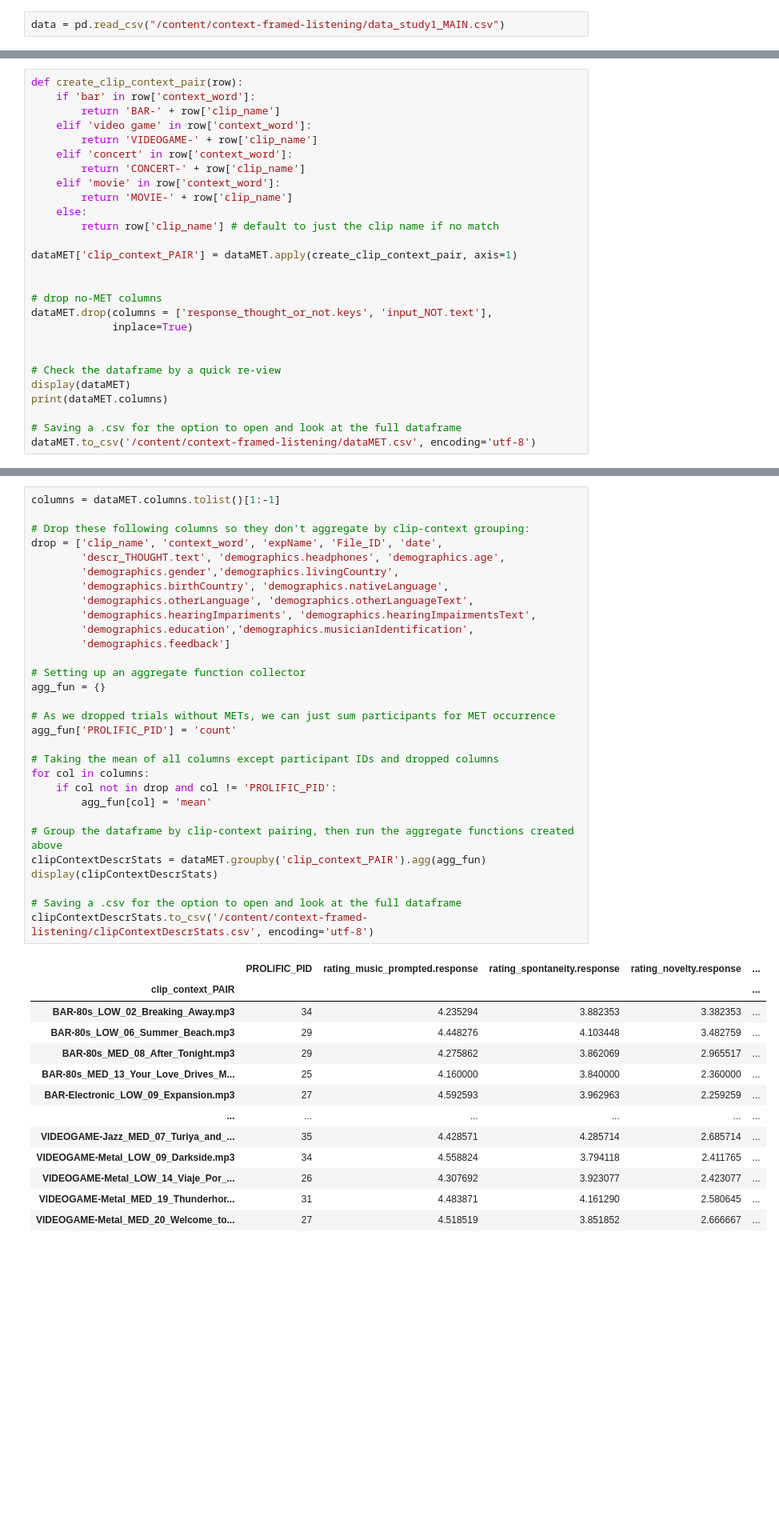
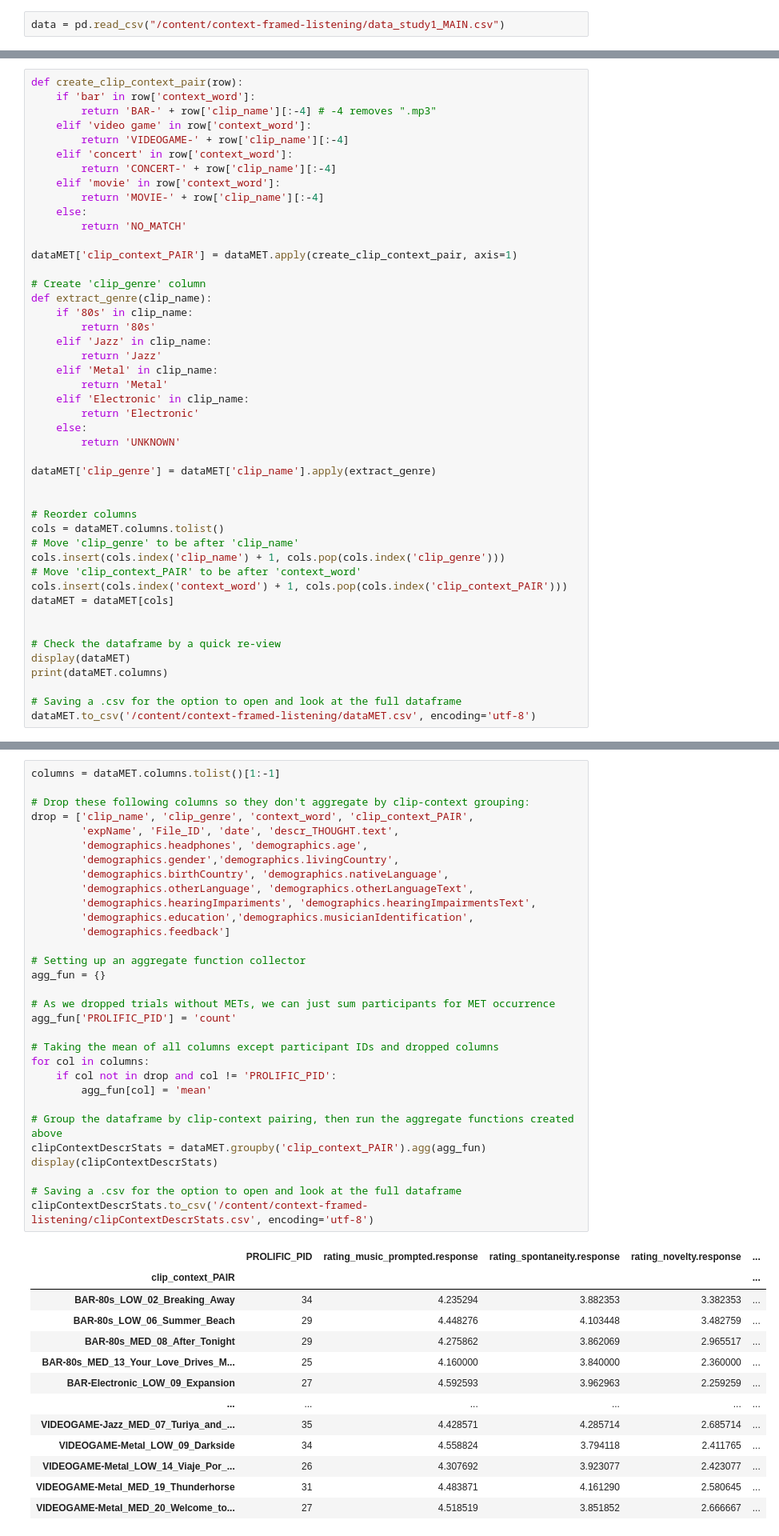
Before and after one commit to HazelvdW/context-framed-listening, a Jupyter notebook: NLP_framed_listening.ipynb, the cells around one changed output, grey strips where cells are left out. Shown at 80% size. Cells and saved outputs as stored; diff of their text form; blank space fills up the shorter version.

```diff
--- a/NLP_framed_listening.ipynb
+++ b/NLP_framed_listening.ipynb
@@ -82,22 +83,41 @@ We can also drop columns that where only relevant for distinguishing having and
 # %%
 def create_clip_context_pair(row):
     if 'bar' in row['context_word']:
-        return 'BAR-' + row['clip_name']
+        return 'BAR-' + row['clip_name'][:-4] # -4 removes ".mp3"
     elif 'video game' in row['context_word']:
-        return 'VIDEOGAME-' + row['clip_name']
+        return 'VIDEOGAME-' + row['clip_name'][:-4]
     elif 'concert' in row['context_word']:
-        return 'CONCERT-' + row['clip_name']
+        return 'CONCERT-' + row['clip_name'][:-4]
     elif 'movie' in row['context_word']:
-        return 'MOVIE-' + row['clip_name']
+        return 'MOVIE-' + row['clip_name'][:-4]
     else:
-        return row['clip_name'] # default to just the clip name if no match
+        return 'NO_MATCH'
 
 dataMET['clip_context_PAIR'] = dataMET.apply(create_clip_context_pair, axis=1)
 
+# Create 'clip_genre' column
+def extract_genre(clip_name):
+    if '80s' in clip_name:
+        return '80s'
+    elif 'Jazz' in clip_name:
+        return 'Jazz'
+    elif 'Metal' in clip_name:
+        return 'Metal'
+    elif 'Electronic' in clip_name:
+        return 'Electronic'
+    else:
+        return 'UNKNOWN'
 
-# drop no-MET columns
-dataMET.drop(columns = ['response_thought_or_not.keys', 'input_NOT.text'],
-             inplace=True)
+dataMET['clip_genre'] = dataMET['clip_name'].apply(extract_genre)
+
+
+# Reorder columns
+cols = dataMET.columns.tolist()
+# Move 'clip_genre' to be after 'clip_name'
+cols.insert(cols.index('clip_name') + 1, cols.pop(cols.index('clip_genre')))
+# Move 'clip_context_PAIR' to be after 'context_word'
+cols.insert(cols.index('context_word') + 1, cols.pop(cols.index('clip_context_PAIR')))
+dataMET = dataMET[cols]
 
 
 # Check the dataframe by a quick re-view
@@ -147,45 +167,46 @@ Create a dataframe including summary info about each clip-context stimuli pairin
 columns = dataMET.columns.tolist()[1:-1]
 
 # Drop these following columns so they don't aggregate by clip-context grouping:
-drop = ['clip_name', 'context_word', 'expName', 'File_ID', 'date',
-        'descr_THOUGHT.text', 'demographics.headphones', 'demographics.age',
+drop = ['clip_name', 'clip_genre', 'context_word', 'clip_context_PAIR',
+        'expName', 'File_ID', 'date', 'descr_THOUGHT.text',
+        'demographics.headphones', 'demographics.age',
         'demographics.gender','demographics.livingCountry',
         'demographics.birthCountry', 'demographics.nativeLanguage',
         'demographics.otherLanguage', 'demographics.otherLanguageText',
         'demographics.hearingImpariments', 'demographics.hearingImpairmentsText',
         'demographics.education','demographics.musicianIdentification',
         'demographics.feedback']
 
 # Setting up an aggregate function collector
 agg_fun = {}
 
 # As we dropped trials without METs, we can just sum participants for MET occurrence
 agg_fun['PROLIFIC_PID'] = 'count'
 
 # Taking the mean of all columns except participant IDs and dropped columns
 for col in columns:
     if col not in drop and col != 'PROLIFIC_PID':
         agg_fun[col] = 'mean'
 
 # Group the dataframe by clip-context pairing, then run the aggregate functions created above
 clipContextDescrStats = dataMET.groupby('clip_context_PAIR').agg(agg_fun)
 display(clipContextDescrStats)
 
 # Saving a .csv for the option to open and look at the full dataframe
 clipContextDescrStats.to_csv('/content/context-framed-listening/clipContextDescrStats.csv', encoding='utf-8')
 # %% [output]
 |  | PROLIFIC_PID | rating_music_prompted.response | rating_spontaneity.response | rating_novelty.response | ... |
 | clip_context_PAIR |  |  |  |  | ... |
-| BAR-80s_LOW_02_Breaking_Away.mp3 | 34 | 4.235294 | 3.882353 | 3.382353 | ... |
-| BAR-80s_LOW_06_Summer_Beach.mp3 | 29 | 4.448276 | 4.103448 | 3.482759 | ... |
-| BAR-80s_MED_08_After_Tonight.mp3 | 29 | 4.275862 | 3.862069 | 2.965517 | ... |
+| BAR-80s_LOW_02_Breaking_Away | 34 | 4.235294 | 3.882353 | 3.382353 | ... |
+| BAR-80s_LOW_06_Summer_Beach | 29 | 4.448276 | 4.103448 | 3.482759 | ... |
+| BAR-80s_MED_08_After_Tonight | 29 | 4.275862 | 3.862069 | 2.965517 | ... |
 | BAR-80s_MED_13_Your_Love_Drives_M... | 25 | 4.160000 | 3.840000 | 2.360000 | ... |
-| BAR-Electronic_LOW_09_Expansion.mp3 | 27 | 4.592593 | 3.962963 | 2.259259 | ... |
+| BAR-Electronic_LOW_09_Expansion | 27 | 4.592593 | 3.962963 | 2.259259 | ... |
 | ... | ... | ... | ... | ... | ... |
 | VIDEOGAME-Jazz_MED_07_Turiya_and_... | 35 | 4.428571 | 4.285714 | 2.685714 | ... |
-| VIDEOGAME-Metal_LOW_09_Darkside.mp3 | 34 | 4.558824 | 3.794118 | 2.411765 | ... |
+| VIDEOGAME-Metal_LOW_09_Darkside | 34 | 4.558824 | 3.794118 | 2.411765 | ... |
 | VIDEOGAME-Metal_LOW_14_Viaje_Por_... | 26 | 4.307692 | 3.923077 | 2.423077 | ... |
-| VIDEOGAME-Metal_MED_19_Thunderhor... | 31 | 4.483871 | 4.161290 | 2.580645 | ... |
+| VIDEOGAME-Metal_MED_19_Thunderhorse | 31 | 4.483871 | 4.161290 | 2.580645 | ... |
 | VIDEOGAME-Metal_MED_20_Welcome_to... | 27 | 4.518519 | 3.851852 | 2.666667 | ... |
 64 rows × 6 columns
 # %% [markdown]
```
Also changed, not shown: parts of 30 cells of this notebook.
